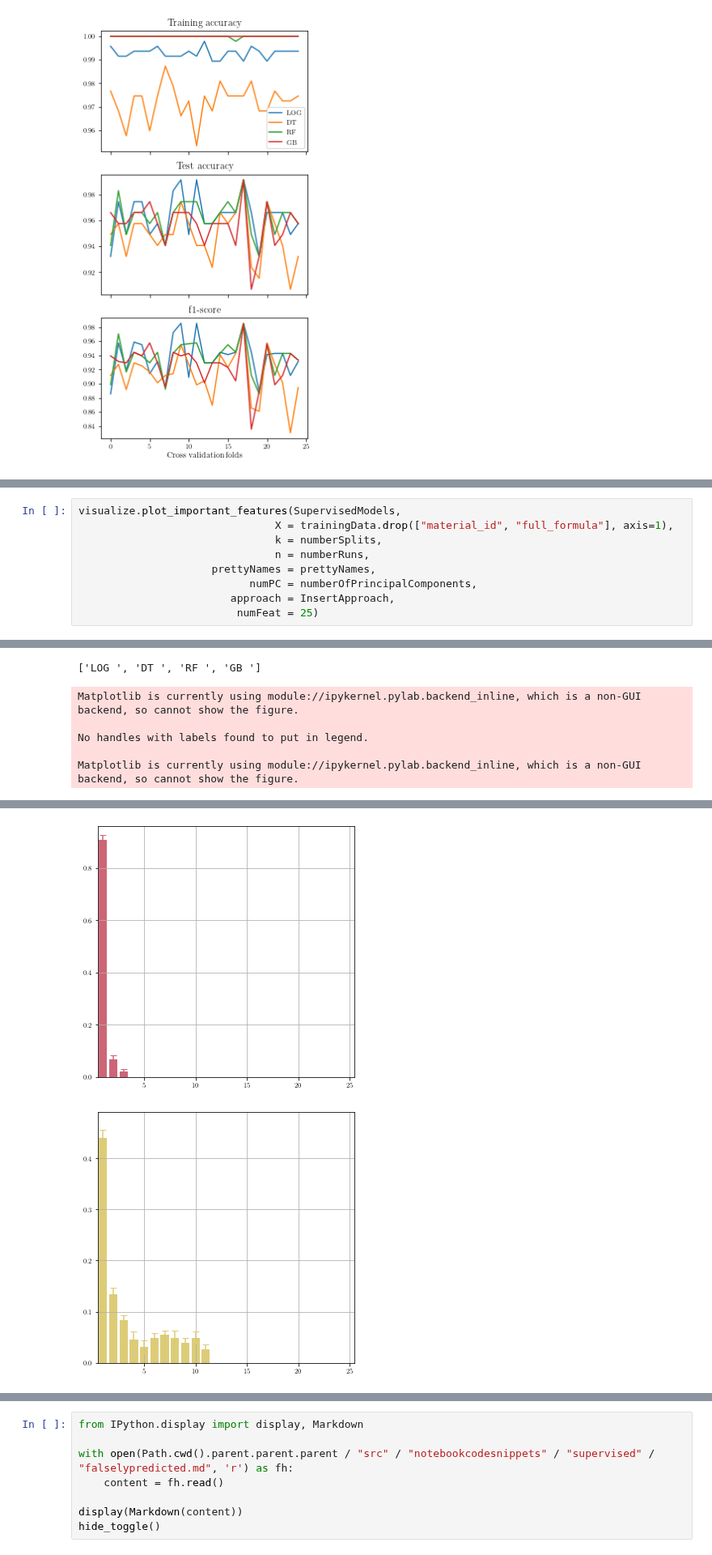
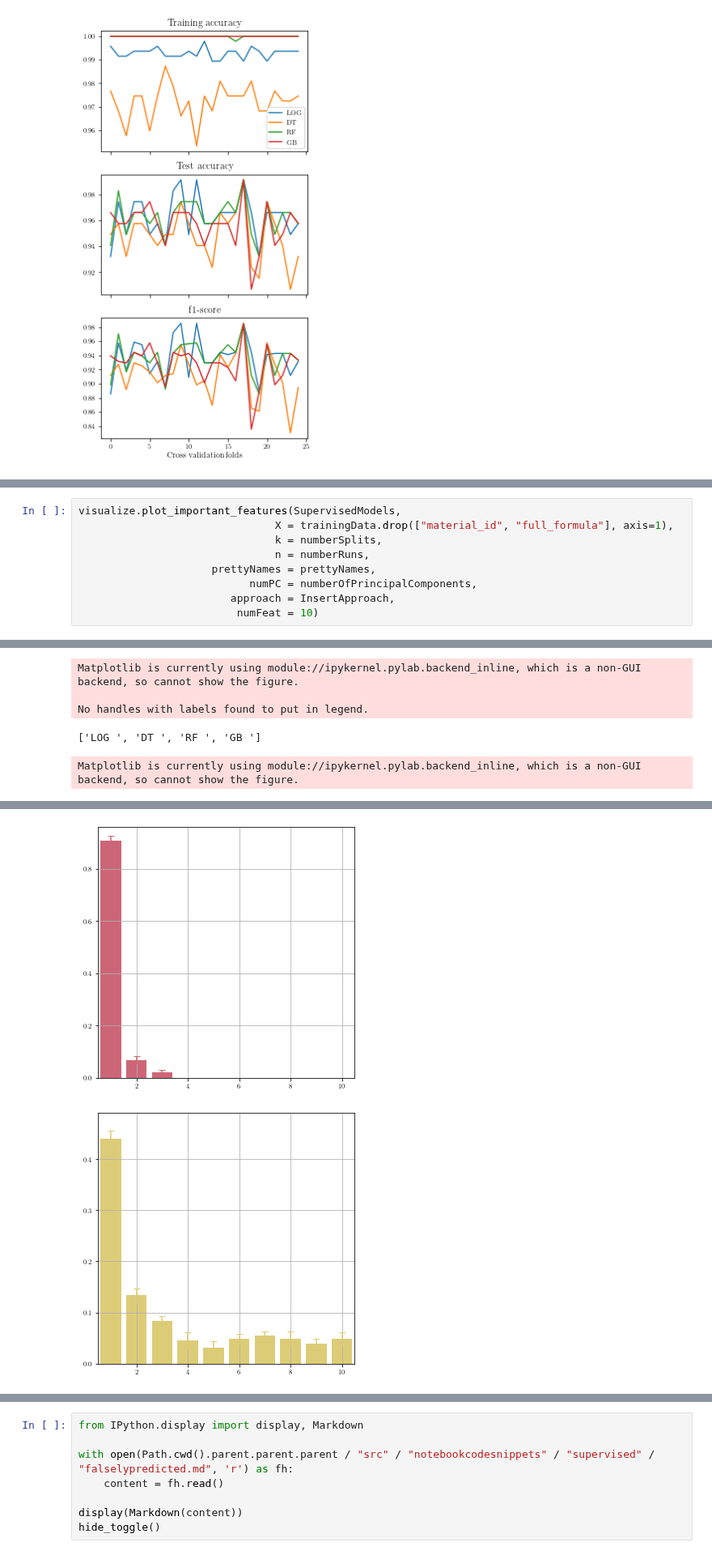
Before and after one commit to ohebbi/predicting-solid-state-qubit-material-hosts, a Jupyter notebook: notebooks/method-03-Insightful-approach/PCA-NUMBER-176/05-supervisedLearning-notebook.ipynb, the cells around one changed output, grey strips where cells are left out. Shown at 81% size. Drawn from its saved outputs; the diff is of its cells as text.

```diff
--- a/notebooks/method-03-Insightful-approach/PCA-NUMBER-176/05-supervisedLearning-notebook.ipynb
+++ b/notebooks/method-03-Insightful-approach/PCA-NUMBER-176/05-supervisedLearning-notebook.ipynb
@@ -392,6 +392,6 @@ visualize.plot_important_features(SupervisedModels,
                      prettyNames = prettyNames,
                            numPC = numberOfPrincipalComponents,
                         approach = InsertApproach,
-                         numFeat = 25)
+                         numFeat = 10)
 # %% [output]
 [interactive output not drawn]
@@ -399,6 +399,5 @@ visualize.plot_important_features(SupervisedModels,
-['LOG ', 'DT ', 'RF ', 'GB ']
+Matplotlib is currently using module://ipykernel.pylab.backend_inline, which is a non-GUI backend, so cannot show the figure.
+
+No handles with labels found to put in legend.
-Matplotlib is currently using module://ipykernel.pylab.backend_inline, which is a non-GUI backend, so cannot show the figure.
-
-No handles with labels found to put in legend.
-
-Matplotlib is currently using module://ipykernel.pylab.backend_inline, which is a non-GUI backend, so cannot show the figure.
+['LOG ', 'DT ', 'RF ', 'GB ']
+Matplotlib is currently using module://ipykernel.pylab.backend_inline, which is a non-GUI backend, so cannot show the figure.
@@ -406,2 +405,2 @@ Matplotlib is currently using module://ipykernel.pylab.backend_inline, which is
-[figure, old version]
+[figure, new version]
-[figure, old version]
+[figure, new version]
```
Also changed, not shown: parts of 1 cell of this notebook, 7 other files.
